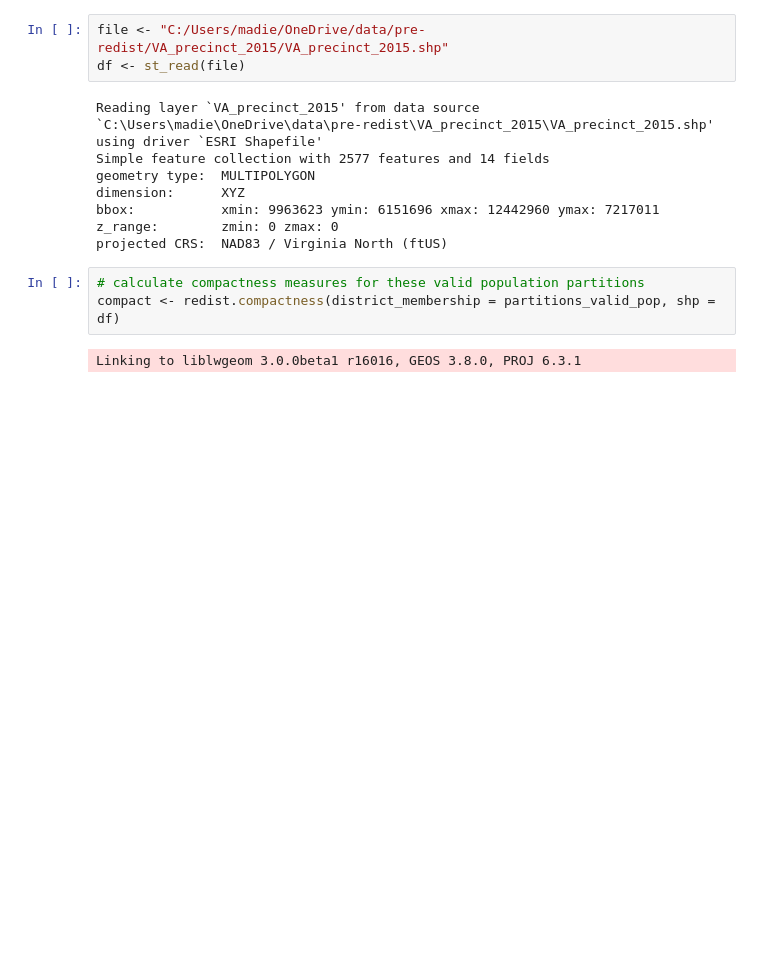
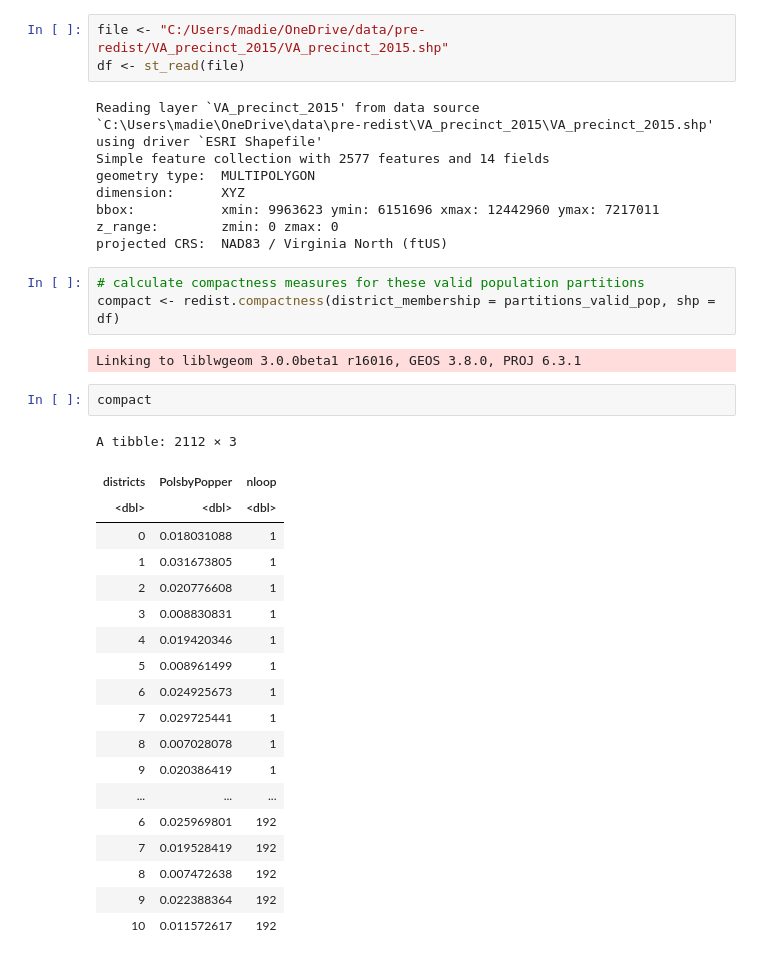
Before and after one commit to madeleinegoertz/ap-research-redistricting, a Jupyter notebook: mcmc/fairfax-test-runs/va-filtering.ipynb, the cells around one changed output. Cells and saved outputs as stored; diff of their text form; blank space fills up the shorter version.

```diff
--- a/mcmc/fairfax-test-runs/va-filtering.ipynb
+++ b/mcmc/fairfax-test-runs/va-filtering.ipynb
@@ -118,3 +118,25 @@ projected CRS:  NAD83 / Virginia North (ftUS)
 compact <- redist.compactness(district_membership = partitions_valid_pop, shp = df)
 # %% [output]
 Linking to liblwgeom 3.0.0beta1 r16016, GEOS 3.8.0, PROJ 6.3.1
+# %%
+compact
+# %% [output]
+A tibble: 2112 × 3
+| districts | PolsbyPopper | nloop |
+| <dbl> | <dbl> | <dbl> |
+| 0 | 0.018031088 | 1 |
+| 1 | 0.031673805 | 1 |
+| 2 | 0.020776608 | 1 |
+| 3 | 0.008830831 | 1 |
+| 4 | 0.019420346 | 1 |
+| 5 | 0.008961499 | 1 |
+| 6 | 0.024925673 | 1 |
+| 7 | 0.029725441 | 1 |
+| 8 | 0.007028078 | 1 |
+| 9 | 0.020386419 | 1 |
+| ... | ... | ... |
+| 6 | 0.025969801 | 192 |
+| 7 | 0.019528419 | 192 |
+| 8 | 0.007472638 | 192 |
+| 9 | 0.022388364 | 192 |
+| 10 | 0.011572617 | 192 |
```
Also changed, not shown: parts of 5 cells of this notebook.
